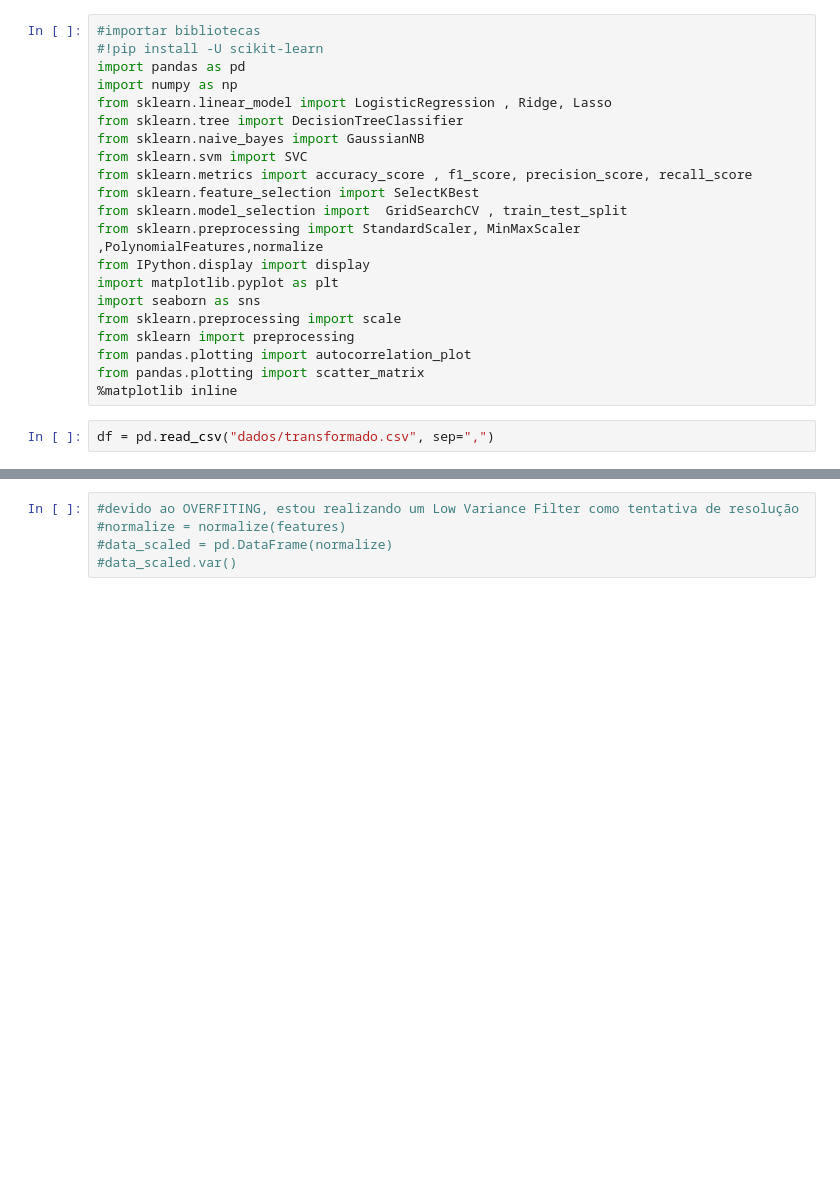
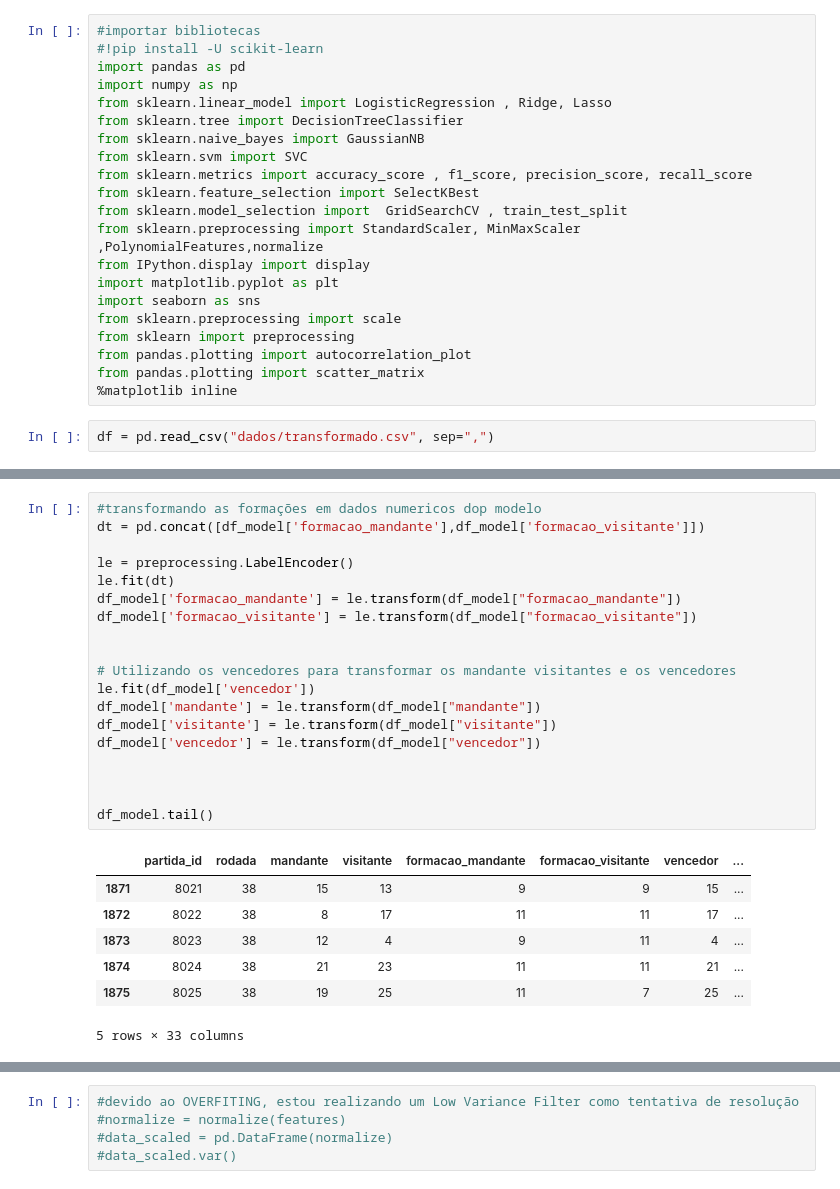
Before and after one commit to vbddinho/puc_minas_machine, a Jupyter notebook: 3-machineLearning.ipynb, the cells around one changed output, grey strips where cells are left out. Cells and saved outputs as stored; diff of their text form; blank space fills up the shorter version.

```diff
--- a/3-machineLearning.ipynb
+++ b/3-machineLearning.ipynb
@@ -67,0 +59,27 @@ df.tail()
+# %%
+#transformando as formações em dados numericos dop modelo
+dt = pd.concat([df_model['formacao_mandante'],df_model['formacao_visitante']])
+
+le = preprocessing.LabelEncoder()
+le.fit(dt)
+df_model['formacao_mandante'] = le.transform(df_model["formacao_mandante"])
+df_model['formacao_visitante'] = le.transform(df_model["formacao_visitante"])
+
+
+# Utilizando os vencedores para transformar os mandante visitantes e os vencedores
+le.fit(df_model['vencedor'])
+df_model['mandante'] = le.transform(df_model["mandante"])
+df_model['visitante'] = le.transform(df_model["visitante"])
+df_model['vencedor'] = le.transform(df_model["vencedor"])
+
+
+
+df_model.tail()
+# %% [output]
+|  | partida_id | rodada | mandante | visitante | formacao_mandante | formacao_visitante | vencedor | ... |
+| 1871 | 8021 | 38 | 15 | 13 | 9 | 9 | 15 | ... |
+| 1872 | 8022 | 38 | 8 | 17 | 11 | 11 | 17 | ... |
+| 1873 | 8023 | 38 | 12 | 4 | 9 | 11 | 4 | ... |
+| 1874 | 8024 | 38 | 21 | 23 | 11 | 11 | 21 | ... |
+| 1875 | 8025 | 38 | 19 | 25 | 11 | 7 | 25 | ... |
+5 rows × 33 columns
```
Also changed, not shown: parts of 37 cells of this notebook, 2 other files.
